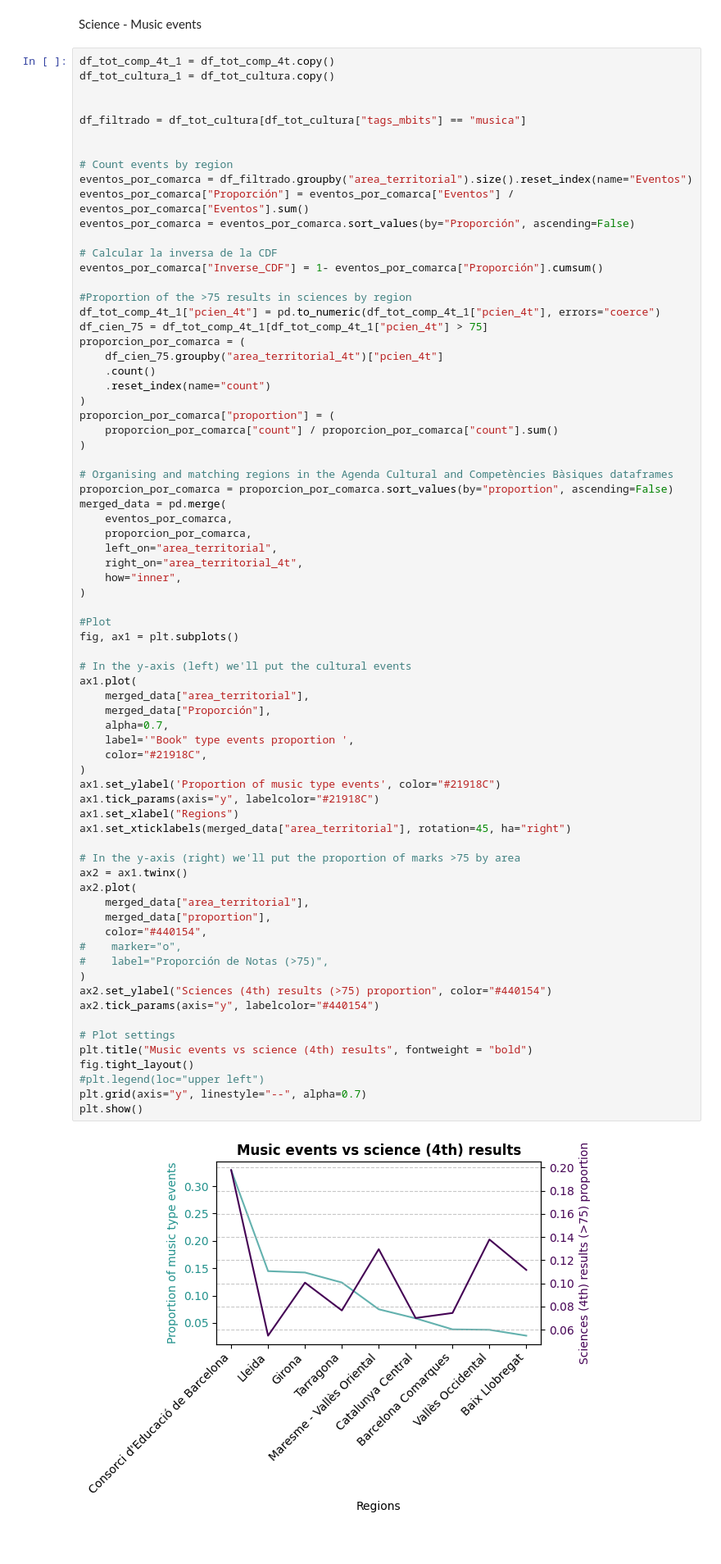
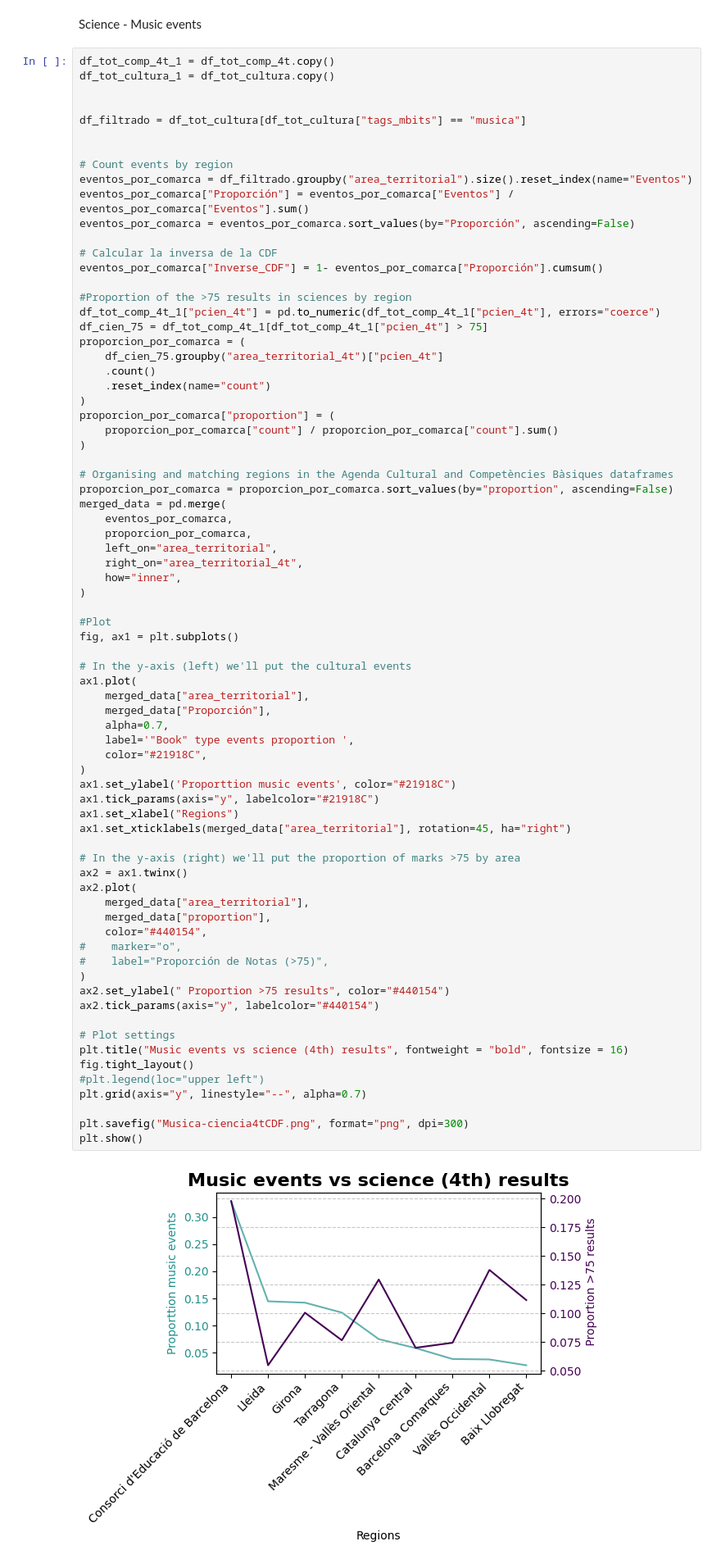
Before and after one commit to edejuan2002/avdm_Competecies, a Jupyter notebook: Performance vs cultural events/Cultura.ipynb, the cells around one changed output. Shown at 82% size. Drawn from its saved outputs; the diff is of its cells as text.

```diff
--- a/Performance vs cultural events/Cultura.ipynb
+++ b/Performance vs cultural events/Cultura.ipynb
@@ -1747,37 +1824,39 @@ fig, ax1 = plt.subplots()
 
 # In the y-axis (left) we'll put the cultural events
 ax1.plot(
     merged_data["area_territorial"],
     merged_data["Proporción"],
     alpha=0.7,
     label='"Book" type events proportion ',
     color="#21918C",
 )
-ax1.set_ylabel('Proportion of music type events', color="#21918C")
+ax1.set_ylabel('Proporttion music events', color="#21918C")
 ax1.tick_params(axis="y", labelcolor="#21918C")
 ax1.set_xlabel("Regions")
 ax1.set_xticklabels(merged_data["area_territorial"], rotation=45, ha="right")
 
 # In the y-axis (right) we'll put the proportion of marks >75 by area
 ax2 = ax1.twinx()
 ax2.plot(
     merged_data["area_territorial"],
     merged_data["proportion"],
     color="#440154",
 #    marker="o",
 #    label="Proporción de Notas (>75)",
 )
-ax2.set_ylabel("Sciences (4th) results (>75) proportion", color="#440154")
+ax2.set_ylabel(" Proportion >75 results", color="#440154")
 ax2.tick_params(axis="y", labelcolor="#440154")
 
 # Plot settings
-plt.title("Music events vs science (4th) results", fontweight = "bold")
+plt.title("Music events vs science (4th) results", fontweight = "bold", fontsize = 16)
 fig.tight_layout()
 #plt.legend(loc="upper left")
 plt.grid(axis="y", linestyle="--", alpha=0.7)
+
+plt.savefig("Musica-ciencia4tCDF.png", format="png", dpi=300)
 plt.show()
 # %% [output]
-[figure, old version]
+[figure, new version]
 # %%
 df_tot_comp_6e_1 = df_tot_comp_6e.copy()
 df_tot_cultura_1 = df_tot_cultura.copy()
```
Also changed, not shown: parts of 10 cells of this notebook, 8 other files.
